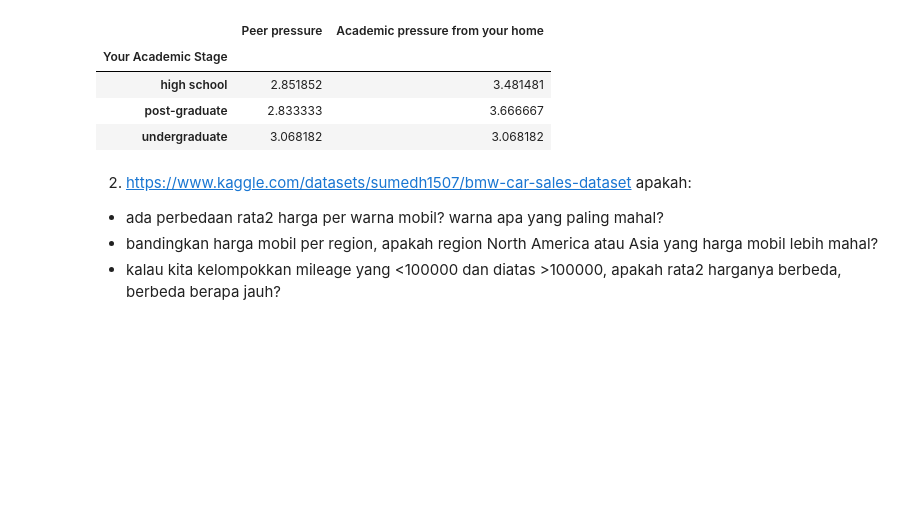
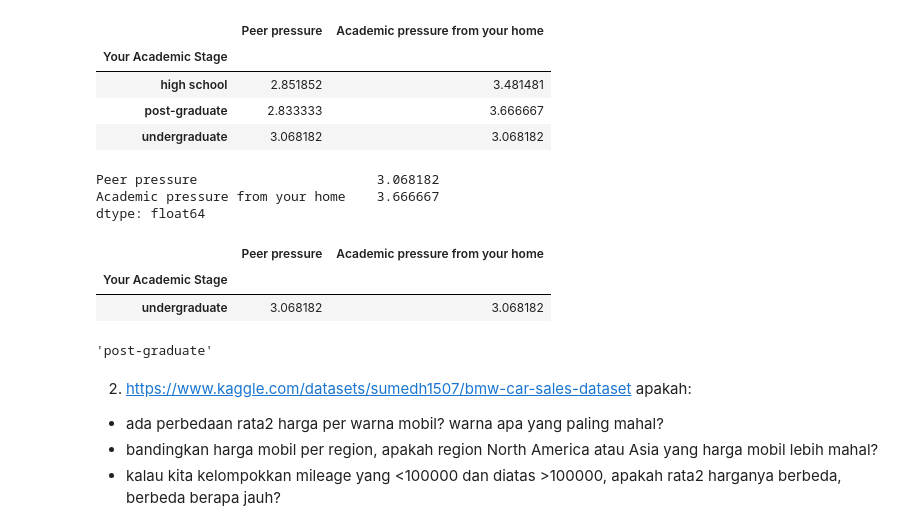
Before and after one commit to stefkwan/pytn_300725, a Jupyter notebook: sesi5_11Aug.ipynb, the cells around one changed output. Drawn from its saved outputs; the diff is of its cells as text; code cells hidden in the pictures; blank space fills up the shorter version.

```diff
--- a/sesi5_11Aug.ipynb
+++ b/sesi5_11Aug.ipynb
@@ -1057,13 +1057,33 @@ bandingkan academic dan peer pressure per academic stage berbeda
 
 apakah ada perbedaan?untuk level high school dan postgrad lebih dipengaruhi oleh "Academic pressure from home", sedangkan untuk undergraduate dipengaruhi oleh pressure dari peer dan home. kelompok mana yang memiliki peer pressure dan academic pressure tertinggi: Undergraduate
 # %%
-df_academicStress.groupby("Your Academic Stage").agg({"Peer pressure":"mean","Academic pressure from your home":"mean"})
+df_summ = df_academicStress.groupby("Your Academic Stage").agg(
+    {"Peer pressure": "mean", "Academic pressure from your home": "mean"})
+
+df_summ
 # %% [output]
 |  | Peer pressure | Academic pressure from your home |
 | Your Academic Stage |  |  |
 | high school | 2.851852 | 3.481481 |
 | post-graduate | 2.833333 | 3.666667 |
 | undergraduate | 3.068182 | 3.068182 |
+# %%
+df_summ.max()
+# %% [output]
+Peer pressure                       3.068182
+Academic pressure from your home    3.666667
+dtype: float64
+# %%
+df_summ[df_summ['Peer pressure'] == df_summ.max()['Peer pressure']]
+# %% [output]
+|  | Peer pressure | Academic pressure from your home |
+| Your Academic Stage |  |  |
+| undergraduate | 3.068182 | 3.068182 |
+# %%
+df_summ[df_summ['Academic pressure from your home'] ==
+        df_summ.max()['Academic pressure from your home']].index[0]
+# %% [output]
+'post-graduate'
 # %% [markdown]
 2. https://www.kaggle.com/datasets/sumedh1507/bmw-car-sales-dataset apakah:
 
```
Also changed, not shown: parts of 4 cells of this notebook, 2 other files.
